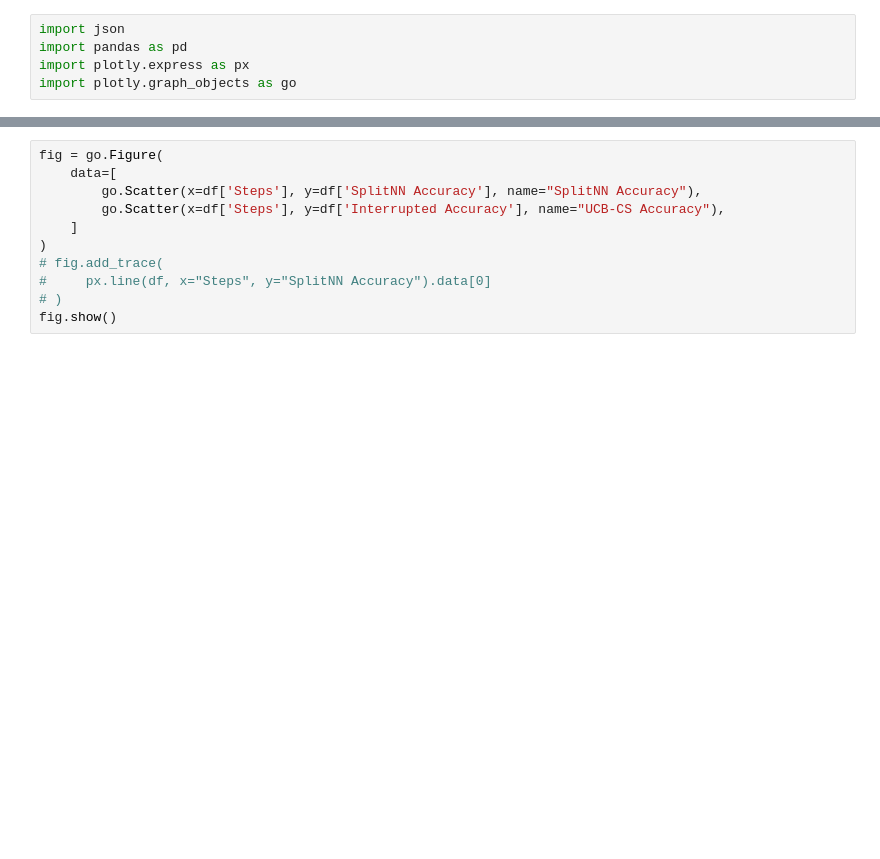
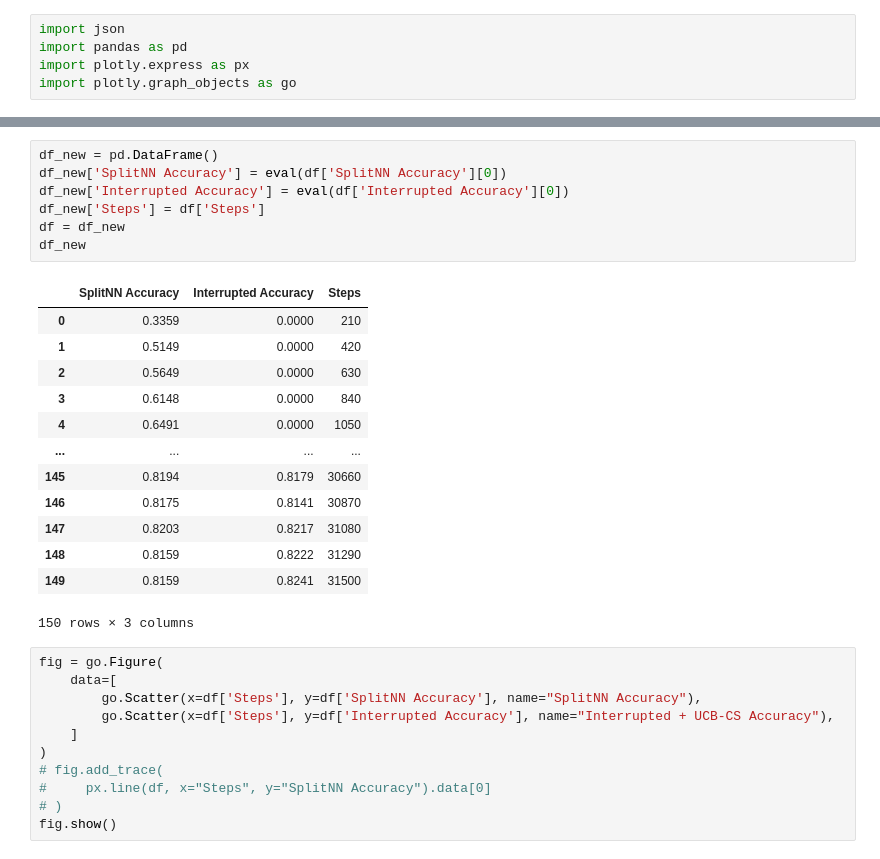
Before and after one commit to ayushchopra96/distributed-ml-research, a Jupyter notebook: split_nn_ucb/plot.ipynb, the cells around one changed output, grey strips where cells are left out. Cells and saved outputs as stored; diff of their text form; blank space fills up the shorter version.

```diff
--- a/split_nn_ucb/plot.ipynb
+++ b/split_nn_ucb/plot.ipynb
@@ -24,8 +24,29 @@ df
+# %%
+df_new = pd.DataFrame()
+df_new['SplitNN Accuracy'] = eval(df['SplitNN Accuracy'][0])
+df_new['Interrupted Accuracy'] = eval(df['Interrupted Accuracy'][0])
+df_new['Steps'] = df['Steps']
+df = df_new
+df_new
+# %% [output]
+|  | SplitNN Accuracy | Interrupted Accuracy | Steps |
+| 0 | 0.3359 | 0.0000 | 210 |
+| 1 | 0.5149 | 0.0000 | 420 |
+| 2 | 0.5649 | 0.0000 | 630 |
+| 3 | 0.6148 | 0.0000 | 840 |
+| 4 | 0.6491 | 0.0000 | 1050 |
+| ... | ... | ... | ... |
+| 145 | 0.8194 | 0.8179 | 30660 |
+| 146 | 0.8175 | 0.8141 | 30870 |
+| 147 | 0.8203 | 0.8217 | 31080 |
+| 148 | 0.8159 | 0.8222 | 31290 |
+| 149 | 0.8159 | 0.8241 | 31500 |
+150 rows × 3 columns
 # %%
 fig = go.Figure(
     data=[
         go.Scatter(x=df['Steps'], y=df['SplitNN Accuracy'], name="SplitNN Accuracy"),
-        go.Scatter(x=df['Steps'], y=df['Interrupted Accuracy'], name="UCB-CS Accuracy"),
+        go.Scatter(x=df['Steps'], y=df['Interrupted Accuracy'], name="Interrupted + UCB-CS Accuracy"),
     ]
 )
 # fig.add_trace(
```
Also changed, not shown: parts of 1 cell of this notebook, 4 other files.
